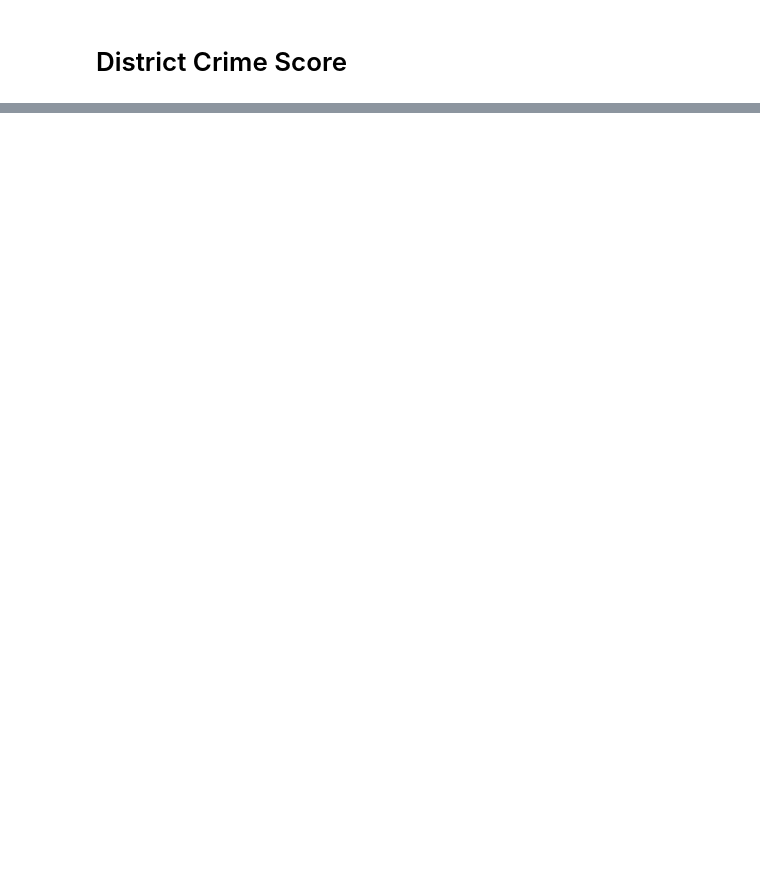
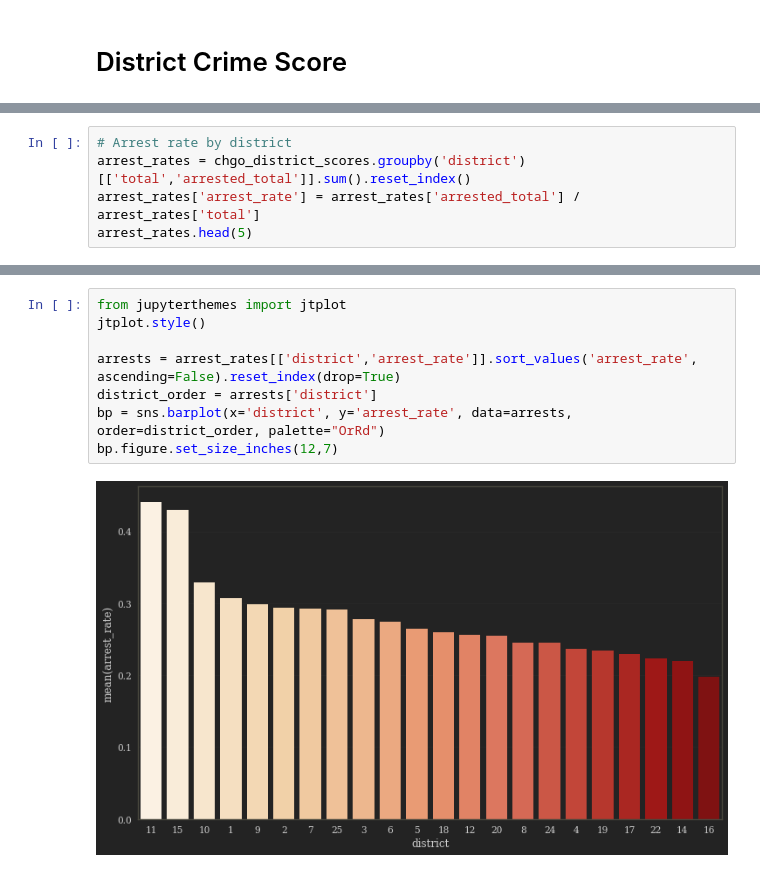
Before and after one commit to ChrisMcPherson/mids-w231-predictive-policing, a Jupyter notebook: predictive_policing_auditor.ipynb, the cells around one changed output, grey strips where cells are left out. Drawn from its saved outputs; the diff is of its cells as text; blank space fills up the shorter version.

```diff
--- a/predictive_policing_auditor.ipynb
+++ b/predictive_policing_auditor.ipynb
@@ -133,0 +147,5 @@ chgo_district_scores
+# %%
+# Arrest rate by district
+arrest_rates = chgo_district_scores.groupby('district')[['total','arrested_total']].sum().reset_index()
+arrest_rates['arrest_rate'] = arrest_rates['arrested_total'] / arrest_rates['total']
+arrest_rates.head(5)
@@ -133,0 +159,10 @@ chgo_district_scores
+# %%
+from jupyterthemes import jtplot
+jtplot.style()
+
+arrests = arrest_rates[['district','arrest_rate']].sort_values('arrest_rate', ascending=False).reset_index(drop=True)
+district_order = arrests['district']
+bp = sns.barplot(x='district', y='arrest_rate', data=arrests, order=district_order, palette="OrRd")
+bp.figure.set_size_inches(12,7)
+# %% [output]
+[figure, added]
```
Also changed, not shown: parts of 20 cells of this notebook, 2 other files.
